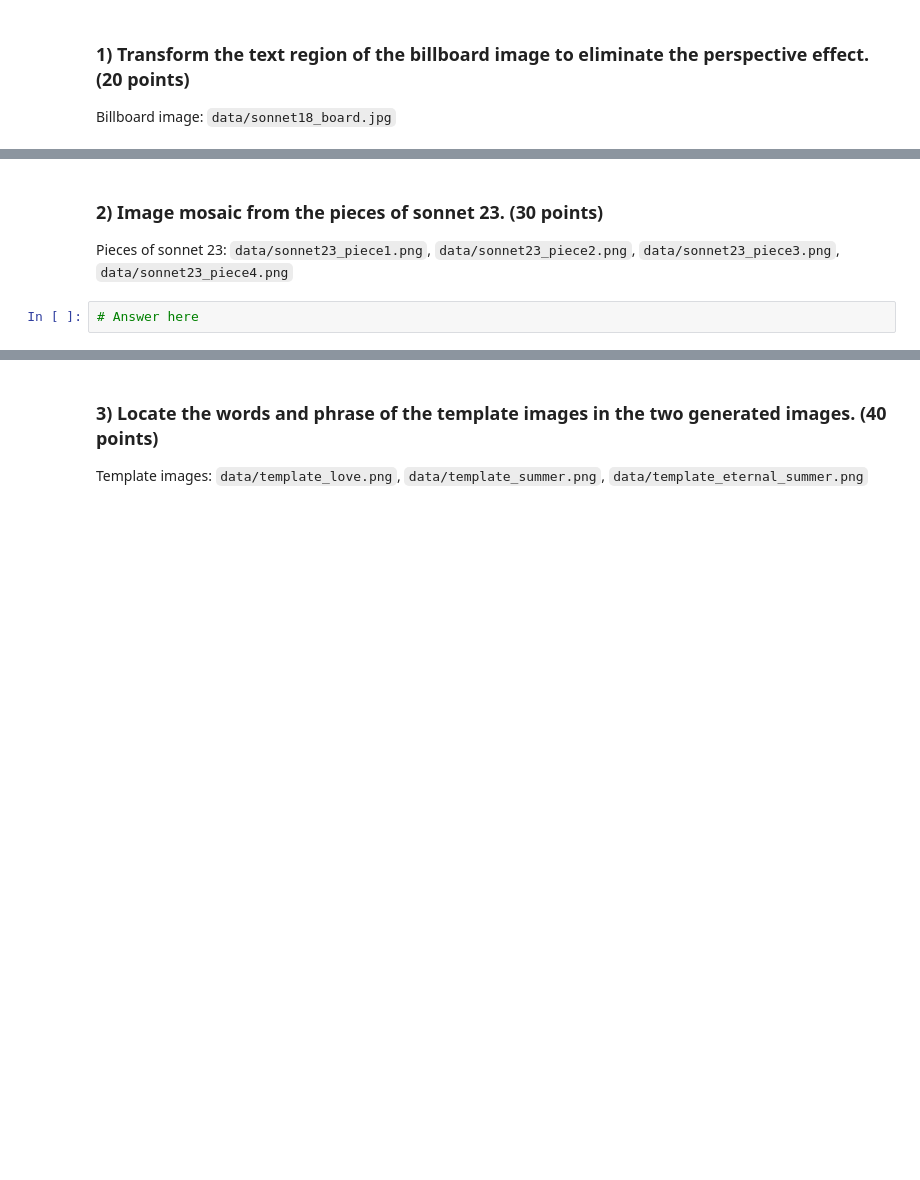
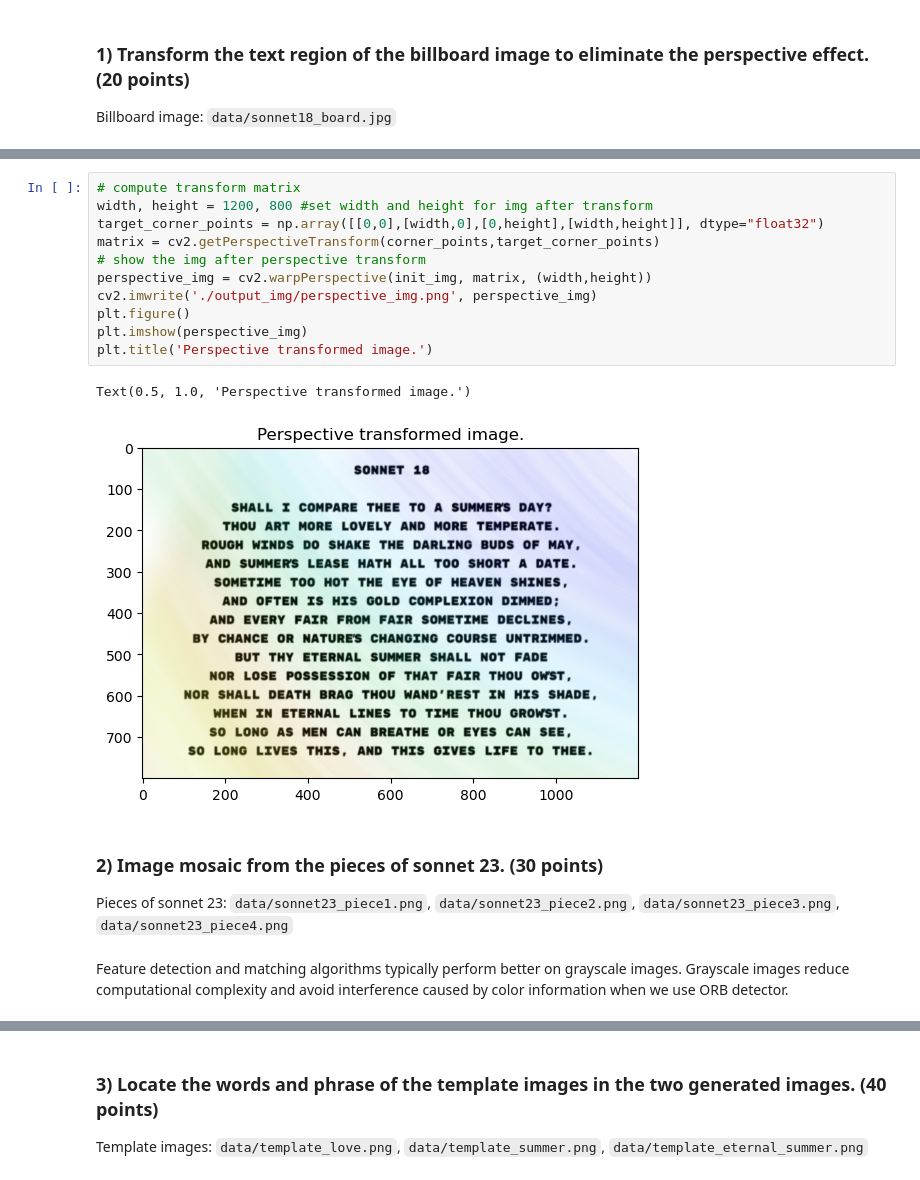
Before and after one commit to tongqingyue/cv-AU7005, a Jupyter notebook: Spring24_CV_PG_HW3_1.ipynb, the cells around one changed output, grey strips where cells are left out. Cells and saved outputs as stored; diff of their text form; blank space fills up the shorter version.

```diff
--- a/Spring24_CV_PG_HW3_1.ipynb
+++ b/Spring24_CV_PG_HW3_1.ipynb
@@ -53,5 +67,19 @@ Billboard image: `data/sonnet18_board.jpg`
+# %%
+# compute transform matrix
+width, height = 1200, 800 #set width and height for img after transform
+target_corner_points = np.array([[0,0],[width,0],[0,height],[width,height]], dtype="float32")
+matrix = cv2.getPerspectiveTransform(corner_points,target_corner_points)
+# show the img after perspective transform
+perspective_img = cv2.warpPerspective(init_img, matrix, (width,height))
+cv2.imwrite('./output_img/perspective_img.png', perspective_img)
+plt.figure()
+plt.imshow(perspective_img)
+plt.title('Perspective transformed image.')
+# %% [output]
+Text(0.5, 1.0, 'Perspective transformed image.')
+[figure, added]
 # %% [markdown]
 ### 2) Image mosaic from the pieces of sonnet 23. (30 points)
 Pieces of sonnet 23: `data/sonnet23_piece1.png`, `data/sonnet23_piece2.png`, `data/sonnet23_piece3.png`, `data/sonnet23_piece4.png`
-# %%
-# Answer here
+# %% [markdown]
+Feature detection and matching algorithms typically perform better on grayscale images. Grayscale images reduce computational complexity and avoid interference caused by color information when we use ORB detector.
```
Also changed, not shown: parts of 11 cells of this notebook, 19 other files.
